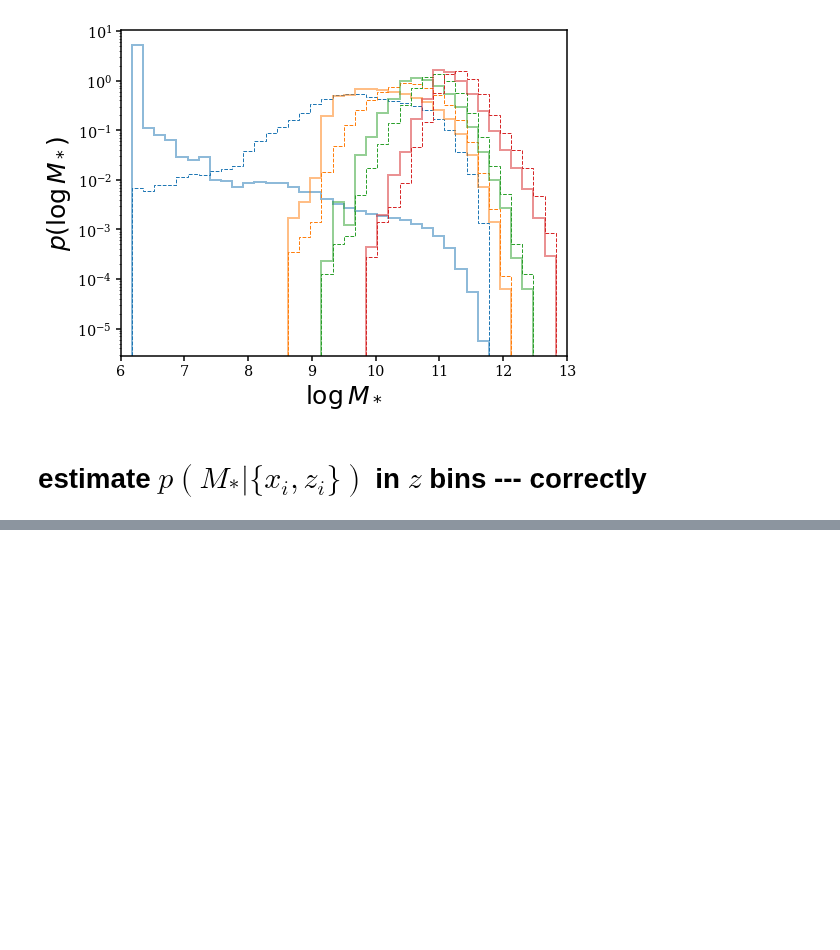
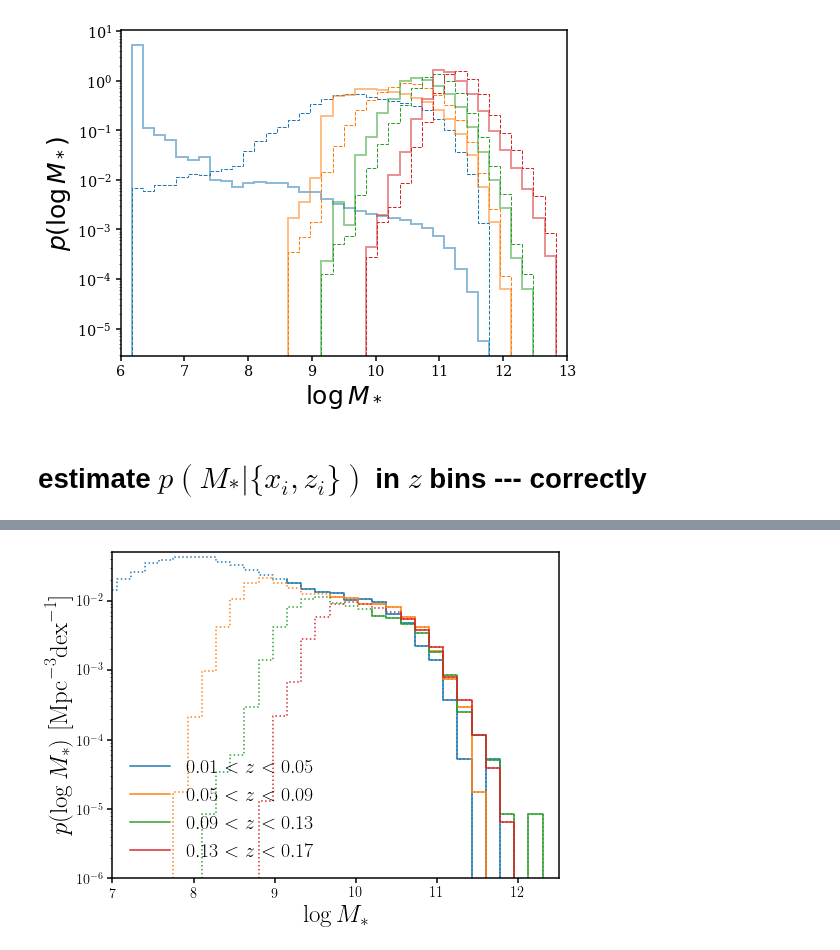
Before and after one commit to changhoonhahn/provabgs, a Jupyter notebook: svda/nb/smf.ipynb, the cells around one changed output, grey strips where cells are left out. Saved outputs shown, nothing was run; the diff lists cells and outputs as text; code cells hidden in the pictures; blank space fills up the shorter version.

```diff
--- a/svda/nb/smf.ipynb
+++ b/svda/nb/smf.ipynb
@@ -358,3 +338,0 @@ plt.show()
-# %%
-for best_model, zmin, zmax in zip(best_models_z[:8], zmins, zmaxs):
-    torch.save(best_model, os.path.join(dat_dir, 'psmf.gmm.bgs_bright.z%.2f_%.2f.best.pt' % (zmin, zmax)))
@@ -360,0 +341,43 @@ for best_model, zmin, zmax in zip(best_models_z[:8], zmins, zmaxs):
+# %%
+_zmin, _zmax, mlim = np.loadtxt(os.path.join(dat_dir, 'psmf.logmstar_comp_limit.dat'), unpack=True, usecols=[0, 1, 2])
+# %%
+fig = plt.figure(figsize=(8,6))
+sub = fig.add_subplot(111)
+for i, zmin, zmax in zip(range(4), zmins, zmaxs):
+    # Vmax based importance weights
+    zlim = (bgs['Z_HP'].data > zmin) & (bgs['Z_HP'].data < zmax)
+
+    v_zmin = Planck13.comoving_volume(zmin).value * Planck13.h**3 # (Mpc/h)^3
+    v_zmax = Planck13.comoving_volume(zmax).value * Planck13.h**3 # (Mpc/h)^3
+
+    w_import = (v_zmax - v_zmin) / (vmaxes.clip(v_zmin, v_zmax) - v_zmin)
+    w_import *= bgs['provabgs_w_zfail'].data * bgs['provabgs_w_fibassign']
+
+    # calculate normalization
+    norm = np.sum(w_import[zlim]) / (v_zmax - v_zmin)
+    #psmf_model = best_models_z[i]
+    psmf_model = torch.load(os.path.join(dat_dir, 'psmf.gmm.bgs_bright.z%.2f_%.2f.best.pt' % (zmin, zmax)), map_location=device)
+    with torch.no_grad():
+        post_prime = psmf_model.sample((10000,))
+
+    # calculate normalization
+    #_ = sub.hist(np.median(logM_posteriors[zlim], axis=1),
+    #             weights=w_import[zlim]*norm, #10000./np.sum(w_import[zlim]),
+    #             range=(6., 13.), bins=40, histtype='step',
+    #             color='k', linestyle='--', linewidth=1)
+    h, be = np.histogram(np.array(post_prime.detach().cpu()),
+                 weights=np.repeat(norm, 10000) * Planck13.h**3, range=(6., 13.), bins=40)
+    h *= (be[-1] - be[0])/40.
+    sub.step(be[:-1], h, where='pre', color='C%i' % i, linestyle=':')
+    sub.step(be[:-1][be[:-1] > mlim[2*i+1]], h[be[:-1] > mlim[2*i+1]], where='pre', color='C%i' % i, linestyle='-')
+    sub.plot([], [], c='C%i' % i, label='$%.2f < z < %.2f$' % (zmin, zmax))
+    #sub.axvline(mlim[2*i+1], color='C%i' % i, linestyle=':')
+sub.legend(loc='lower left', fontsize=20)
+sub.set_xlabel(r'$\log M_*$', fontsize=25)
+sub.set_xlim(7., 12.5)
+sub.set_ylabel(r'$p(\log M_*)$ [${\rm Mpc}^{-3}{\rm dex}^{-1}$]', fontsize=25)
+sub.set_yscale('log')
+sub.set_ylim(1e-6, 5e-2)
+plt.show()
+# %% [output]
+[figure, added]
```
Also changed, not shown: parts of 10 cells of this notebook.
